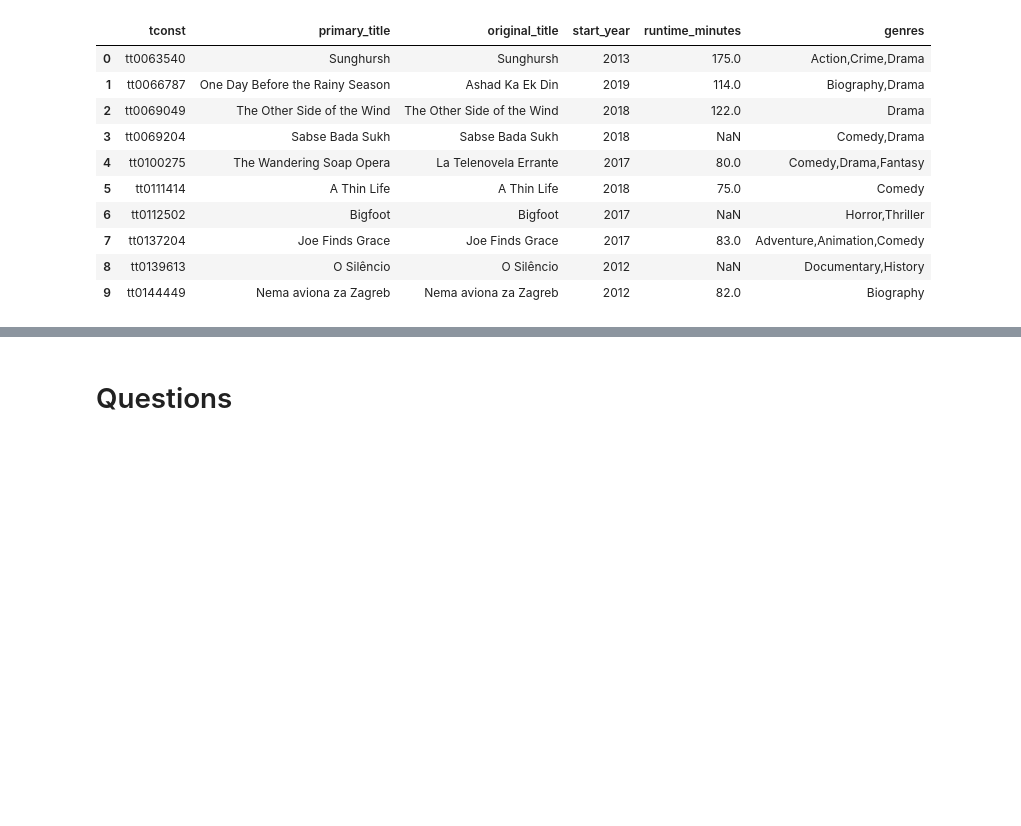
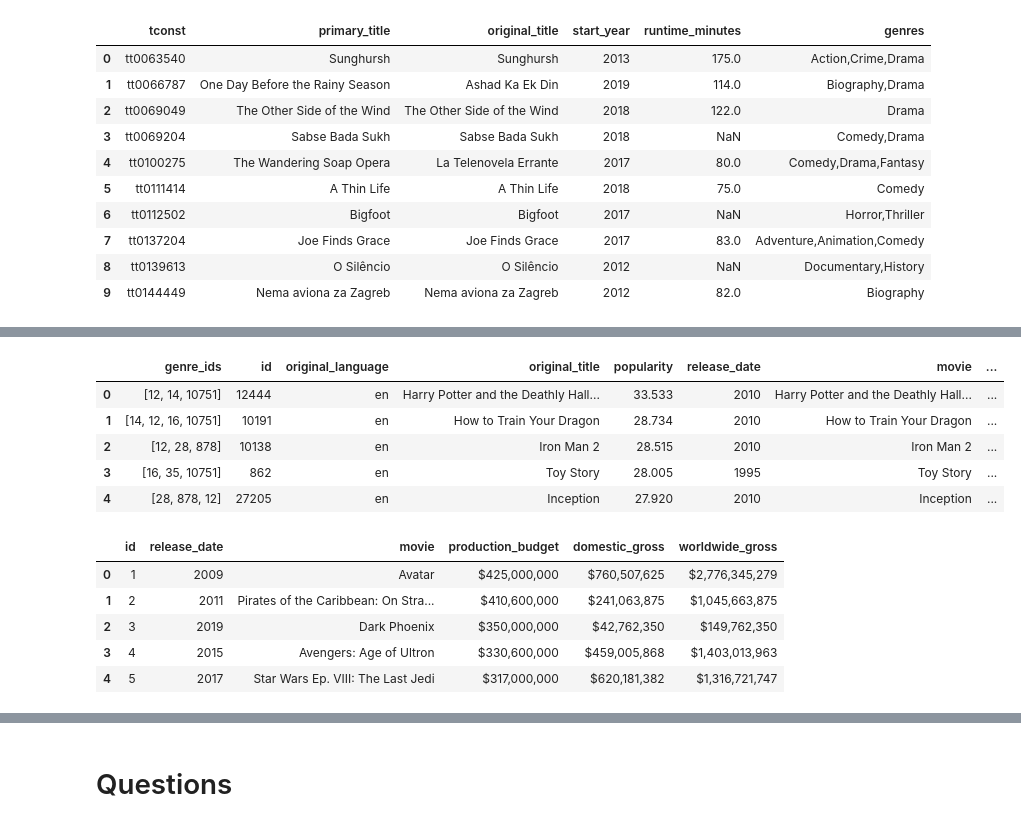
Before and after one commit to charlottebasch/A-Visual-Exploration-of-Movie-Profit-Trends, a Jupyter notebook: student.ipynb, the cells around one changed output, grey strips where cells are left out. Drawn from its saved outputs; the diff is of its cells as text; code cells hidden in the pictures; blank space fills up the shorter version.

```diff
--- a/student.ipynb
+++ b/student.ipynb
@@ -84,5 +81,26 @@ tmdb_movies = tmdb_movies.drop(columns=["Unnamed: 0"])
 # %%
+#Get rid of unamed column
+tmdb_movies = tmdb_movies.drop(columns=["Unnamed: 0"])
+
 #Categorize movies by year instead of date
 tmdb_movies["release_date"] = tmdb_movies["release_date"].str[:4]
+tn_movie_budgets["release_date"] = tn_movie_budgets["release_date"].str[-4:]
 
-tn_movie_budgets["release_date"] = tn_movie_budgets["release_date"].str[-4:]
+#Rename the title column to aid merging
+tmdb_movies.rename(columns={"title": "movie"}, inplace=True)
+
+display(tmdb_movies.head())
+display(tn_movie_budgets.head())
+# %% [output]
+|  | genre_ids | id | original_language | original_title | popularity | release_date | movie | ... |
+| 0 | [12, 14, 10751] | 12444 | en | Harry Potter and the Deathly Hall... | 33.533 | 2010 | Harry Potter and the Deathly Hall... | ... |
+| 1 | [14, 12, 16, 10751] | 10191 | en | How to Train Your Dragon | 28.734 | 2010 | How to Train Your Dragon | ... |
+| 2 | [12, 28, 878] | 10138 | en | Iron Man 2 | 28.515 | 2010 | Iron Man 2 | ... |
+| 3 | [16, 35, 10751] | 862 | en | Toy Story | 28.005 | 1995 | Toy Story | ... |
+| 4 | [28, 878, 12] | 27205 | en | Inception | 27.920 | 2010 | Inception | ... |
+|  | id | release_date | movie | production_budget | domestic_gross | worldwide_gross |
+| 0 | 1 | 2009 | Avatar | $425,000,000 | $760,507,625 | $2,776,345,279 |
+| 1 | 2 | 2011 | Pirates of the Caribbean: On Stra... | $410,600,000 | $241,063,875 | $1,045,663,875 |
+| 2 | 3 | 2019 | Dark Phoenix | $350,000,000 | $42,762,350 | $149,762,350 |
+| 3 | 4 | 2015 | Avengers: Age of Ultron | $330,600,000 | $459,005,868 | $1,403,013,963 |
+| 4 | 5 | 2017 | Star Wars Ep. VIII: The Last Jedi | $317,000,000 | $620,181,382 | $1,316,721,747 |
```
Also changed, not shown: parts of 47 cells of this notebook.
